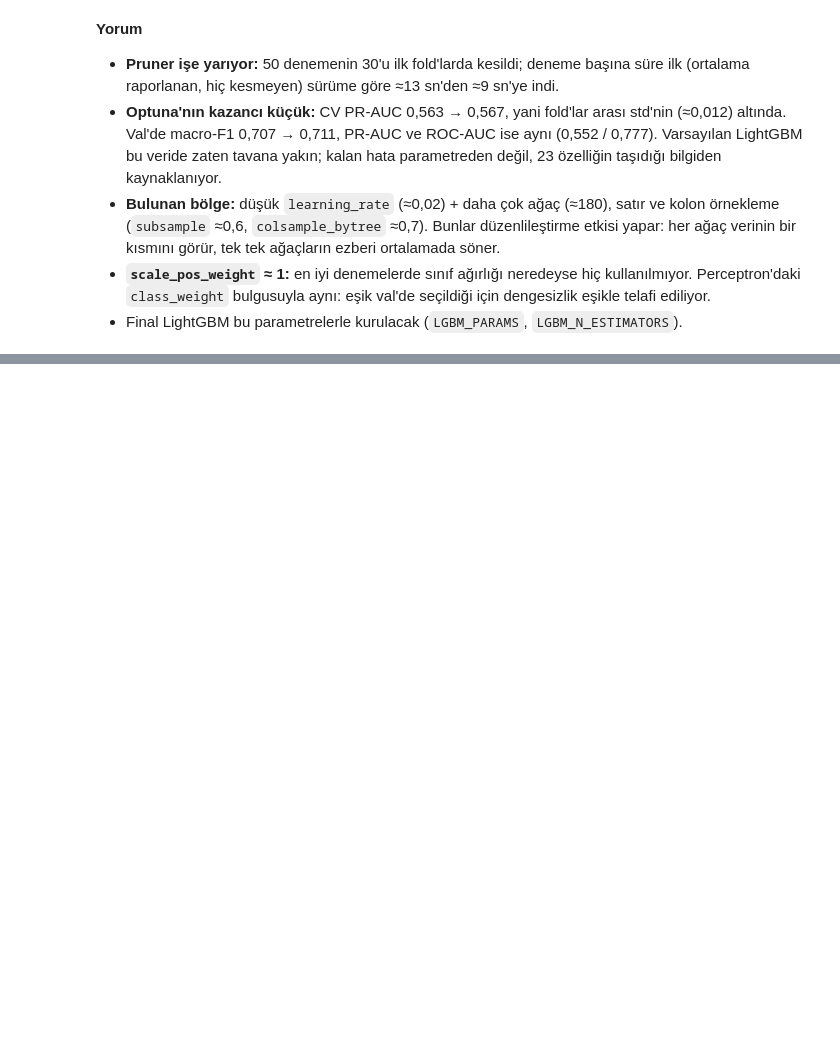
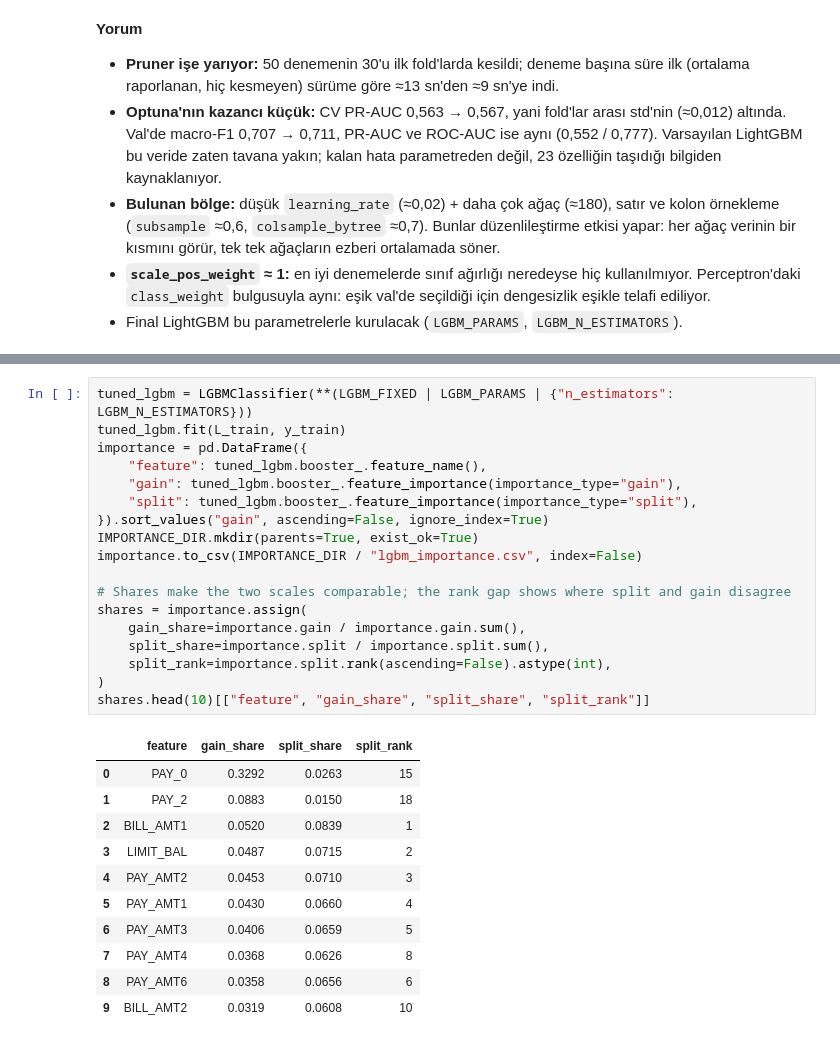
Before and after one commit to KamuranBey00/DataScienceProject, a Jupyter notebook: notebooks/03_perceptron_lgbm.ipynb, the cells around one changed output, grey strips where cells are left out. Cells and saved outputs as stored; diff of their text form; blank space fills up the shorter version.

```diff
--- a/notebooks/03_perceptron_lgbm.ipynb
+++ b/notebooks/03_perceptron_lgbm.ipynb
@@ -681,0 +729,30 @@ Varsayılan:           CV PR-AUC = 0.5629 ± 0.0114
+# %%
+tuned_lgbm = LGBMClassifier(**(LGBM_FIXED | LGBM_PARAMS | {"n_estimators": LGBM_N_ESTIMATORS}))
+tuned_lgbm.fit(L_train, y_train)
+importance = pd.DataFrame({
+    "feature": tuned_lgbm.booster_.feature_name(),
+    "gain": tuned_lgbm.booster_.feature_importance(importance_type="gain"),
+    "split": tuned_lgbm.booster_.feature_importance(importance_type="split"),
+}).sort_values("gain", ascending=False, ignore_index=True)
+IMPORTANCE_DIR.mkdir(parents=True, exist_ok=True)
+importance.to_csv(IMPORTANCE_DIR / "lgbm_importance.csv", index=False)
+
+# Shares make the two scales comparable; the rank gap shows where split and gain disagree
+shares = importance.assign(
+    gain_share=importance.gain / importance.gain.sum(),
+    split_share=importance.split / importance.split.sum(),
+    split_rank=importance.split.rank(ascending=False).astype(int),
+)
+shares.head(10)[["feature", "gain_share", "split_share", "split_rank"]]
+# %% [output]
+|  | feature | gain_share | split_share | split_rank |
+| 0 | PAY_0 | 0.3292 | 0.0263 | 15 |
+| 1 | PAY_2 | 0.0883 | 0.0150 | 18 |
+| 2 | BILL_AMT1 | 0.0520 | 0.0839 | 1 |
+| 3 | LIMIT_BAL | 0.0487 | 0.0715 | 2 |
+| 4 | PAY_AMT2 | 0.0453 | 0.0710 | 3 |
+| 5 | PAY_AMT1 | 0.0430 | 0.0660 | 4 |
+| 6 | PAY_AMT3 | 0.0406 | 0.0659 | 5 |
+| 7 | PAY_AMT4 | 0.0368 | 0.0626 | 8 |
+| 8 | PAY_AMT6 | 0.0358 | 0.0656 | 6 |
+| 9 | BILL_AMT2 | 0.0319 | 0.0608 | 10 |
```
Also changed, not shown: parts of 9 cells of this notebook, 4 other files.
